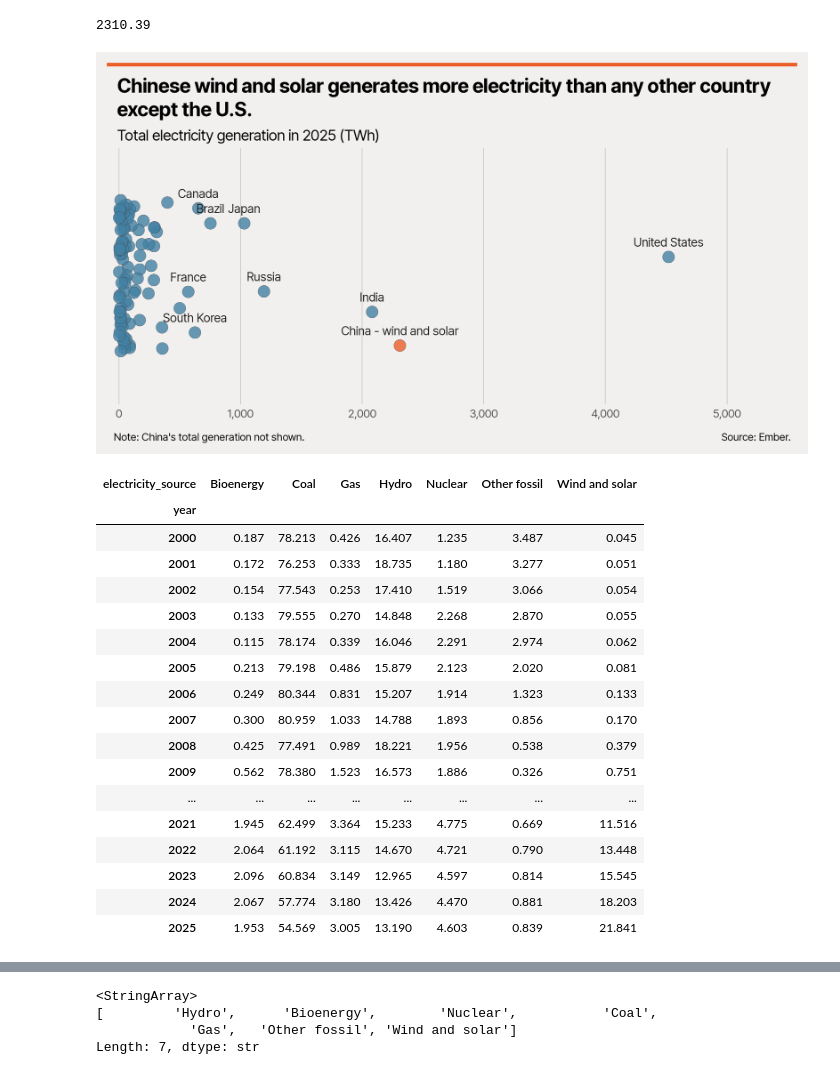
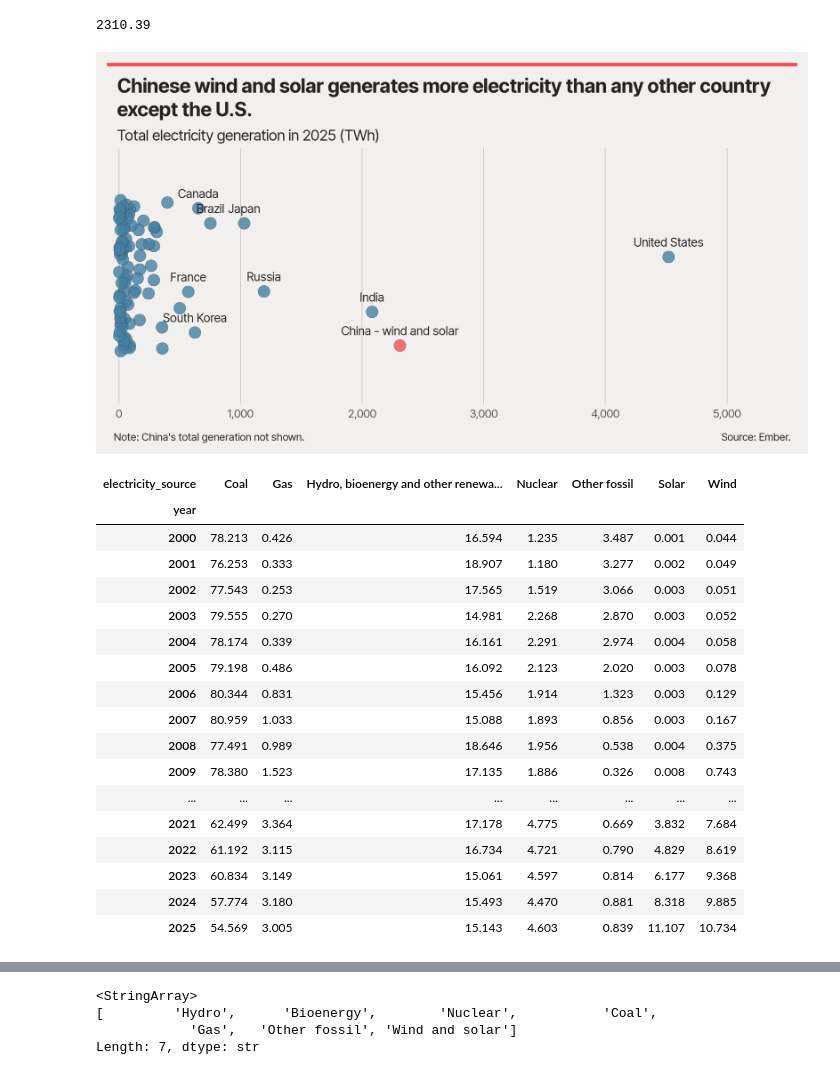
Before and after one commit to TurnerHaa/chinaEnergy, a Jupyter notebook: chinaEnergy.ipynb, the cells around one changed output, grey strips where cells are left out. Saved outputs shown, nothing was run; the diff lists cells and outputs as text; code cells hidden in the pictures.

```diff
--- a/chinaEnergy.ipynb
+++ b/chinaEnergy.ipynb
@@ -65,7 +65,7 @@ generation_data['label'] = generation_data['label'].case_when([
 # palette link: https://coolors.co/f7b801-a9ddd6-4281a4-252422-eb5e28
 background = '#F2F0EF'
 text_colour = "#252422"
-primary_colour = '#EB5E28'
+primary_colour = '#F15156'
 secondary_colour = '#4281a4'
 
 # set copy
@@ -159,50 +159,45 @@ ax.xaxis.set_major_formatter(ticker.StrMethodFormatter("{x:,.0f}"))
 
 # hide y axis labelling
 ax.tick_params(axis='y', which='both', bottom=False, top=False, left=False)
 
 # add grid lines
 ax.grid(axis='x', alpha=0.8, linewidth=0.4)
 
 # remove legend
 ax.get_legend().remove()
 
 # remove spines around outside of plot
 for spine in ax.spines.values():
     spine.set_visible(False)
 
 # create top recatngle
 rect = mpl.patches.Rectangle(
     (0, 0.99), 1, 0.01,
     transform=fig.transFigure,
     facecolor=primary_colour,
     edgecolor='none'
 )
 
 fig.add_artist(rect)
 
 # save figure
 fig.savefig("generation_strip.png", dpi=dpi, facecolor=fig.get_facecolor())
 
 # show figure
 plt.show()
 # %% [output]
-[figure, old version]
+[figure, new version]
 # %%
 china_mix = clean_names(RAW_data)
-
 
 china_mix = china_mix[china_mix['area'] == 'China'].reset_index()
 
 
 china_mix = china_mix[['area', 'year', 'electricity_source', 'is_aggregated_source', 'share_of_generation_%_', 'generation_twh_']]
 
-exclude = ['Wind', 'Solar']
+exclude = ['Hydro', 'Bioenergy']
 
-china_mix = china_mix[(china_mix['electricity_source'] == 'Wind and solar') | (china_mix['is_aggregated_source'] == False) & (~china_mix['electricity_source'].isin(exclude))]
-
-
-# did this to prove it worked, but using the included 'share_of_generation%_' for accuracy
-# china_mix['proportion'] = round(china_mix['generation_twh_'] / china_mix.groupby('year')['generation_twh_'].transform('sum'),2)
+china_mix = china_mix[(china_mix['electricity_source'] == 'Hydro, bioenergy and other renewables') | (china_mix['is_aggregated_source'] == False) & (~china_mix['electricity_source'].isin(exclude))]
 
 china_mix = china_mix[china_mix['year'] >= 2000]
 
@@ -220,24 +215,24 @@ china_mix_wide = china_mix.pivot(index='year', columns='electricity_source', val
 
 china_mix_wide
 # %% [output]
-| electricity_source | Bioenergy | Coal | Gas | Hydro | Nuclear | Other fossil | Wind and solar |
+| electricity_source | Coal | Gas | Hydro, bioenergy and other renewa... | Nuclear | Other fossil | Solar | Wind |
 | year |  |  |  |  |  |  |  |
-| 2000 | 0.187 | 78.213 | 0.426 | 16.407 | 1.235 | 3.487 | 0.045 |
-| 2001 | 0.172 | 76.253 | 0.333 | 18.735 | 1.180 | 3.277 | 0.051 |
-| 2002 | 0.154 | 77.543 | 0.253 | 17.410 | 1.519 | 3.066 | 0.054 |
-| 2003 | 0.133 | 79.555 | 0.270 | 14.848 | 2.268 | 2.870 | 0.055 |
-| 2004 | 0.115 | 78.174 | 0.339 | 16.046 | 2.291 | 2.974 | 0.062 |
-| 2005 | 0.213 | 79.198 | 0.486 | 15.879 | 2.123 | 2.020 | 0.081 |
-| 2006 | 0.249 | 80.344 | 0.831 | 15.207 | 1.914 | 1.323 | 0.133 |
-| 2007 | 0.300 | 80.959 | 1.033 | 14.788 | 1.893 | 0.856 | 0.170 |
-| 2008 | 0.425 | 77.491 | 0.989 | 18.221 | 1.956 | 0.538 | 0.379 |
-| 2009 | 0.562 | 78.380 | 1.523 | 16.573 | 1.886 | 0.326 | 0.751 |
+| 2000 | 78.213 | 0.426 | 16.594 | 1.235 | 3.487 | 0.001 | 0.044 |
+| 2001 | 76.253 | 0.333 | 18.907 | 1.180 | 3.277 | 0.002 | 0.049 |
+| 2002 | 77.543 | 0.253 | 17.565 | 1.519 | 3.066 | 0.003 | 0.051 |
+| 2003 | 79.555 | 0.270 | 14.981 | 2.268 | 2.870 | 0.003 | 0.052 |
+| 2004 | 78.174 | 0.339 | 16.161 | 2.291 | 2.974 | 0.004 | 0.058 |
+| 2005 | 79.198 | 0.486 | 16.092 | 2.123 | 2.020 | 0.003 | 0.078 |
+| 2006 | 80.344 | 0.831 | 15.456 | 1.914 | 1.323 | 0.003 | 0.129 |
+| 2007 | 80.959 | 1.033 | 15.088 | 1.893 | 0.856 | 0.003 | 0.167 |
+| 2008 | 77.491 | 0.989 | 18.646 | 1.956 | 0.538 | 0.004 | 0.375 |
+| 2009 | 78.380 | 1.523 | 17.135 | 1.886 | 0.326 | 0.008 | 0.743 |
 | ... | ... | ... | ... | ... | ... | ... | ... |
-| 2021 | 1.945 | 62.499 | 3.364 | 15.233 | 4.775 | 0.669 | 11.516 |
-| 2022 | 2.064 | 61.192 | 3.115 | 14.670 | 4.721 | 0.790 | 13.448 |
-| 2023 | 2.096 | 60.834 | 3.149 | 12.965 | 4.597 | 0.814 | 15.545 |
-| 2024 | 2.067 | 57.774 | 3.180 | 13.426 | 4.470 | 0.881 | 18.203 |
-| 2025 | 1.953 | 54.569 | 3.005 | 13.190 | 4.603 | 0.839 | 21.841 |
+| 2021 | 62.499 | 3.364 | 17.178 | 4.775 | 0.669 | 3.832 | 7.684 |
+| 2022 | 61.192 | 3.115 | 16.734 | 4.721 | 0.790 | 4.829 | 8.619 |
+| 2023 | 60.834 | 3.149 | 15.061 | 4.597 | 0.814 | 6.177 | 9.368 |
+| 2024 | 57.774 | 3.180 | 15.493 | 4.470 | 0.881 | 8.318 | 9.885 |
+| 2025 | 54.569 | 3.005 | 15.143 | 4.603 | 0.839 | 11.107 | 10.734 |
 # %%
 # ================================
 # create stacked bar
```
Also changed, not shown: parts of 2 cells of this notebook, 3 other files.
